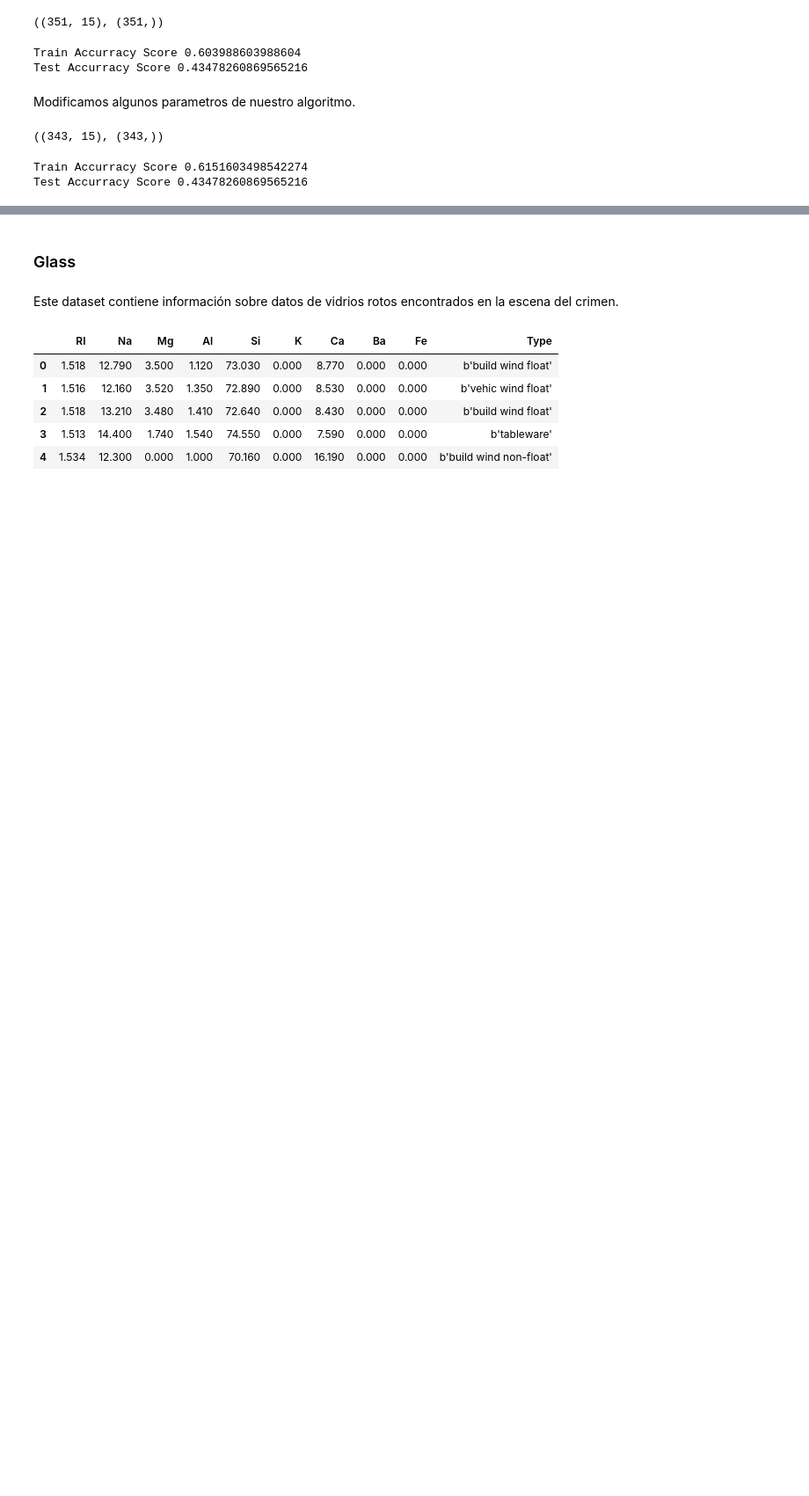
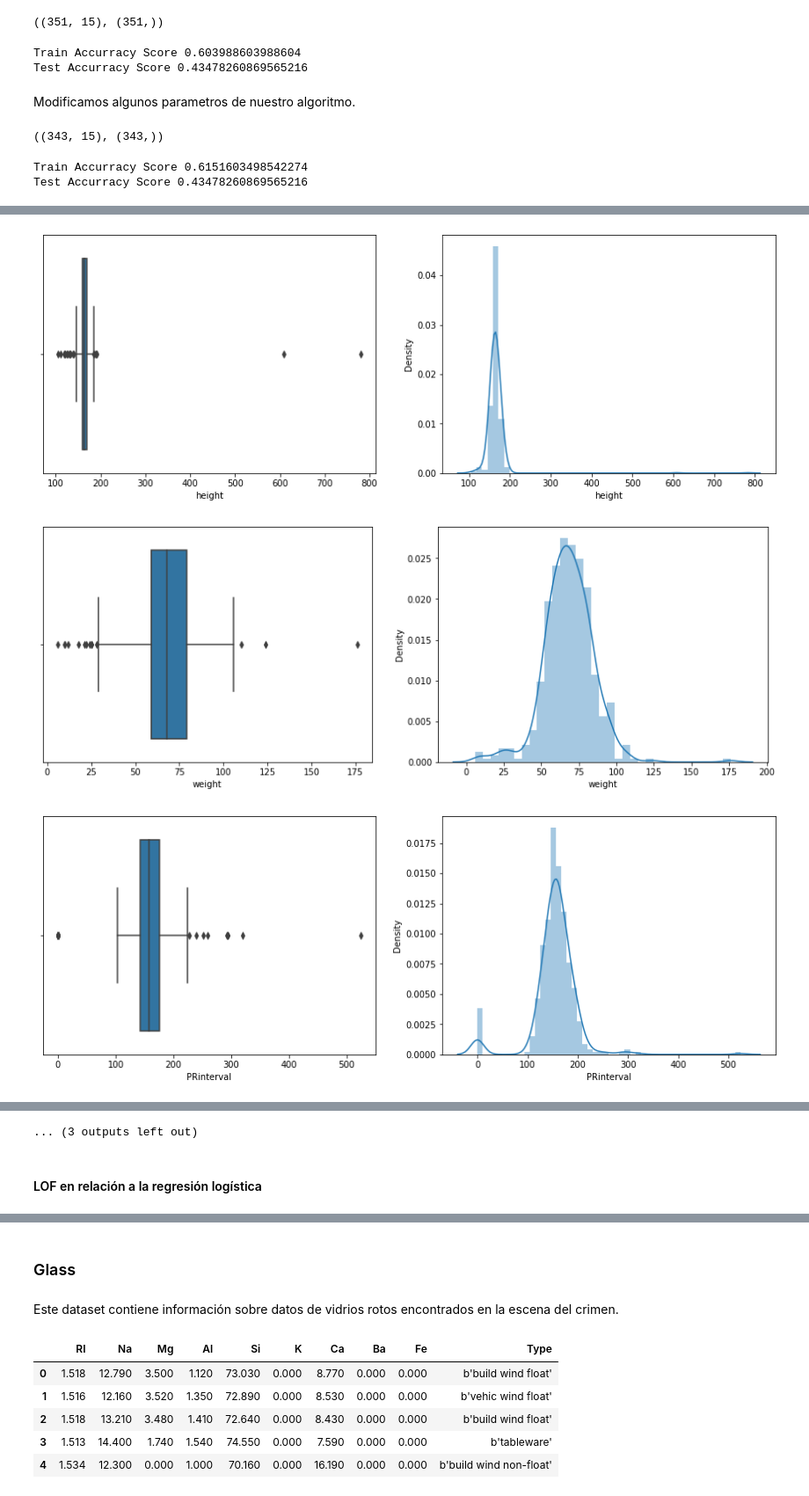
Before and after one commit to lponcec94/PolyWorks, a Jupyter notebook: semana_6/Semana_6_Local_Outlier_Factor.ipynb, the cells around one changed output, grey strips where cells are left out. Shown at 88% size. Drawn from its saved outputs; the diff is of its cells as text; code cells hidden in the pictures; blank space fills up the shorter version.

```diff
--- a/semana_6/Semana_6_Local_Outlier_Factor.ipynb
+++ b/semana_6/Semana_6_Local_Outlier_Factor.ipynb
@@ -418,0 +426,4 @@ Test Accurracy Score 0.43478260869565216
+# %%
+model = LogisticRegression(solver='liblinear', random_state=42)
+rfe = RFE(model, 15)
+rfe.fit(X, y)
@@ -418,0 +446,3 @@ Test Accurracy Score 0.43478260869565216
+# %%
+selected_columns = [col for col, val in zip(X.columns, rfe.support_) if val]
+selected_columns
@@ -418,0 +467,4 @@ Test Accurracy Score 0.43478260869565216
+# %%
+df_filter = df_2[selected_columns].copy()
+# %%
+df_filter['class'] = y
@@ -418,0 +516,10 @@ Test Accurracy Score 0.43478260869565216
+# %%
+for col in df_filter.columns[:-1]:
+  fig, ax = plt.subplots(1, 2, figsize=(15, 5))
+  sns.boxplot(x=df_filter[col], ax=ax[0])
+  sns.distplot(a=df_filter[col], ax=ax[1])
+  plt.show();
+# %% [output]
+[figure, added]
+[figure, added]
+[figure, added]
@@ -418,0 +535,3 @@ Test Accurracy Score 0.43478260869565216
+... (3 outputs left out)
+# %% [markdown]
+#### LOF en relación a la regresión logística
```
Also changed, not shown: parts of 33 cells of this notebook.
